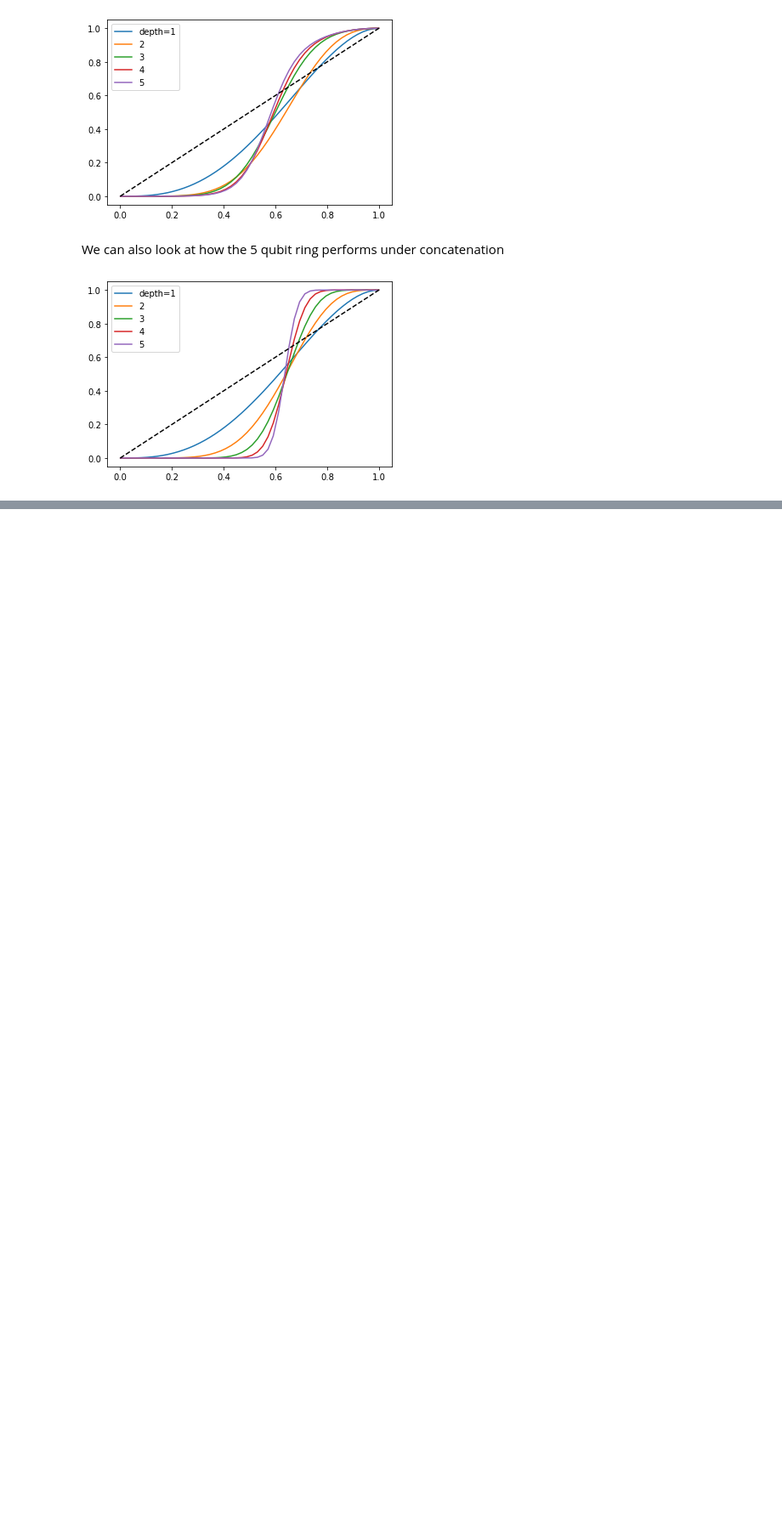
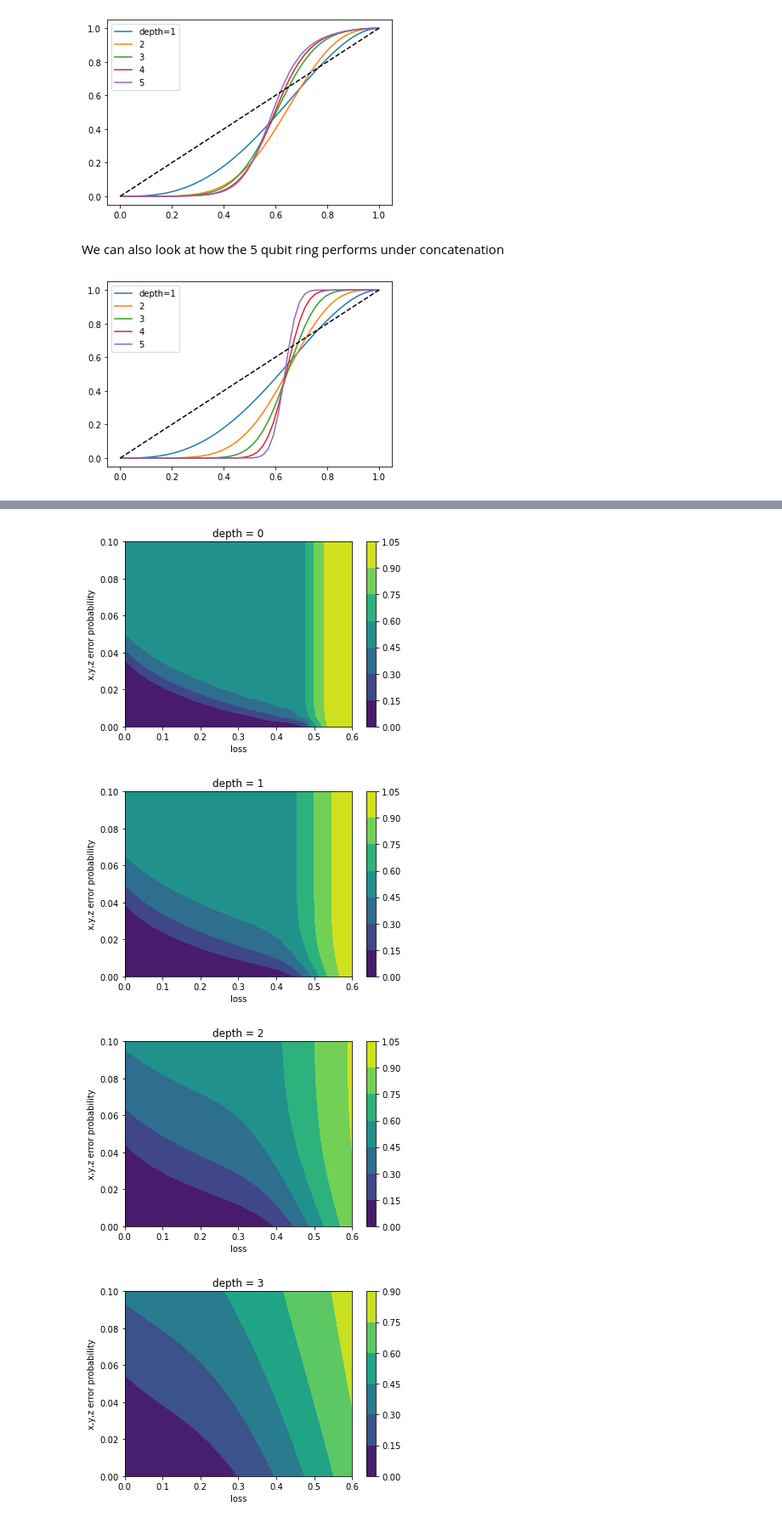
Before and after one commit to tomjbell/LTdecode, a Jupyter notebook: decoding_example.ipynb, the cells around one changed output, grey strips where cells are left out. Shown at 85% size. Drawn from its saved outputs; the diff is of its cells as text; code cells hidden in the pictures; blank space fills up the shorter version.

Commit message:
concatenated cube code added to examples

```diff
--- a/decoding_example.ipynb
+++ b/decoding_example.ipynb
@@ -186,0 +191,44 @@ plt.show()
+# %%
+bases = ['spc', 'x', 'y', 'z']
+etas = np.linspace(0, 1)
+
+def get_Steane_graph():
+    cube_edges = [(0, 1), (0, 3), (0, 7), (1, 2), (1, 4), (2, 3), (2, 5), (3, 6), (4, 5), (4, 7), (5, 6), (6, 7)]
+    edges = cube_edges
+    graph = Graph()
+    graph.add_nodes_from(list(range(max([a for b in edges for a in b]))))
+    graph.add_edges_from(edges)
+    return graph
+
+dec = CascadeDecoder(get_Steane_graph())
+for b in bases:
+    dec.build_tree(b, ec=True, cascading=False)
+
+res = ConcatenatedResult([dec.successful_outcomes], [0] * 4, ec=True)
+
+
+############################# Get 2D plot for the concatenated Steane code #####################
+
+max_depth = 4
+ls = np.linspace(0, 0.6, 20)
+es = np.linspace(0, 0.1, 20)
+x, y = np.meshgrid(ls, es)
+output_data = [np.zeros((len(ls), len(es))) for _ in range(max_depth)]
+for i in tqdm(range(len(ls))):
+    for j in range(len(es)):
+        res.calc_params((1-ls[i]), es[j])
+        for d in range(max_depth):
+            prob, acc = res.meff_prob('x', 1 - ls[i], es[j], depth=d, calc_params=False)
+            output_data[d][j, i] = 1 - prob * acc
+for d in range(3, -1, -1):
+    plt.contourf(x, y, output_data[d])
+    plt.colorbar()
+    plt.xlabel('loss')
+    plt.ylabel('x,y,z error probability')
+    plt.title(f'depth = {d}')
+    plt.show()
+# %% [output]
+[figure, added]
+[figure, added]
+[figure, added]
+[figure, added]
```
Also changed, not shown: parts of 6 cells of this notebook.
